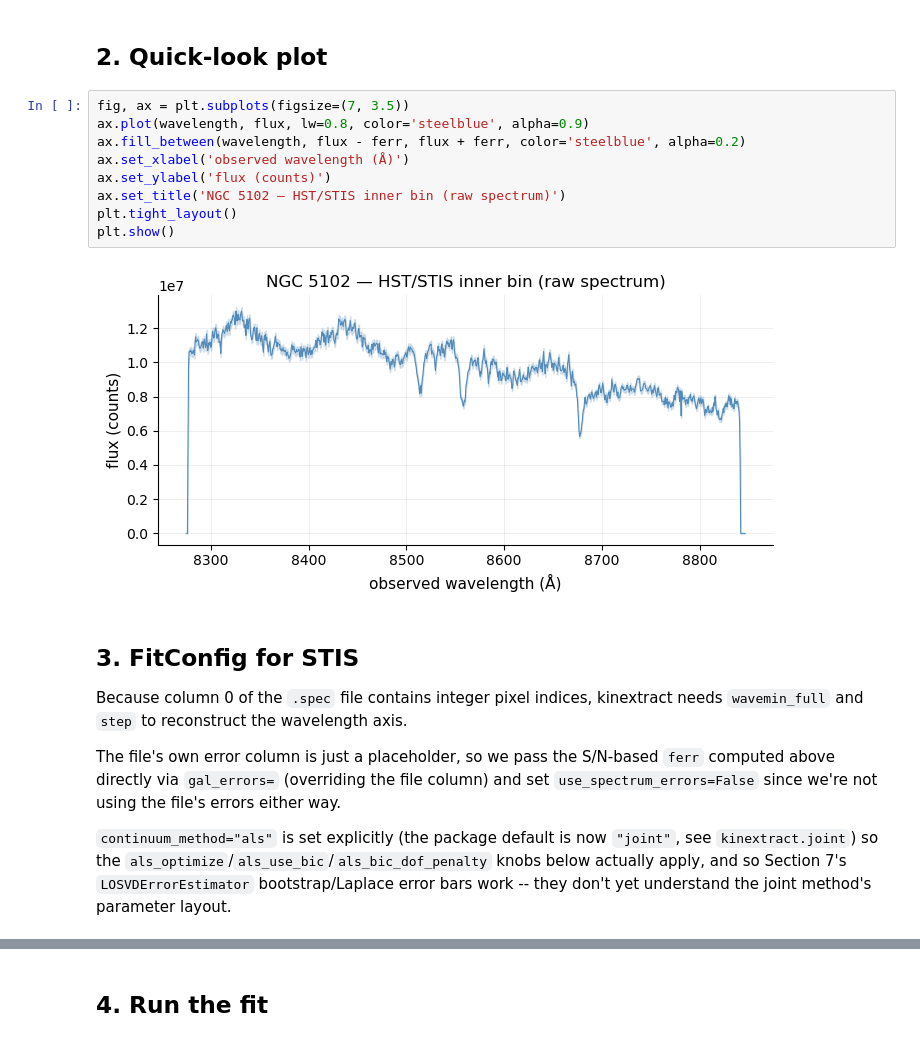
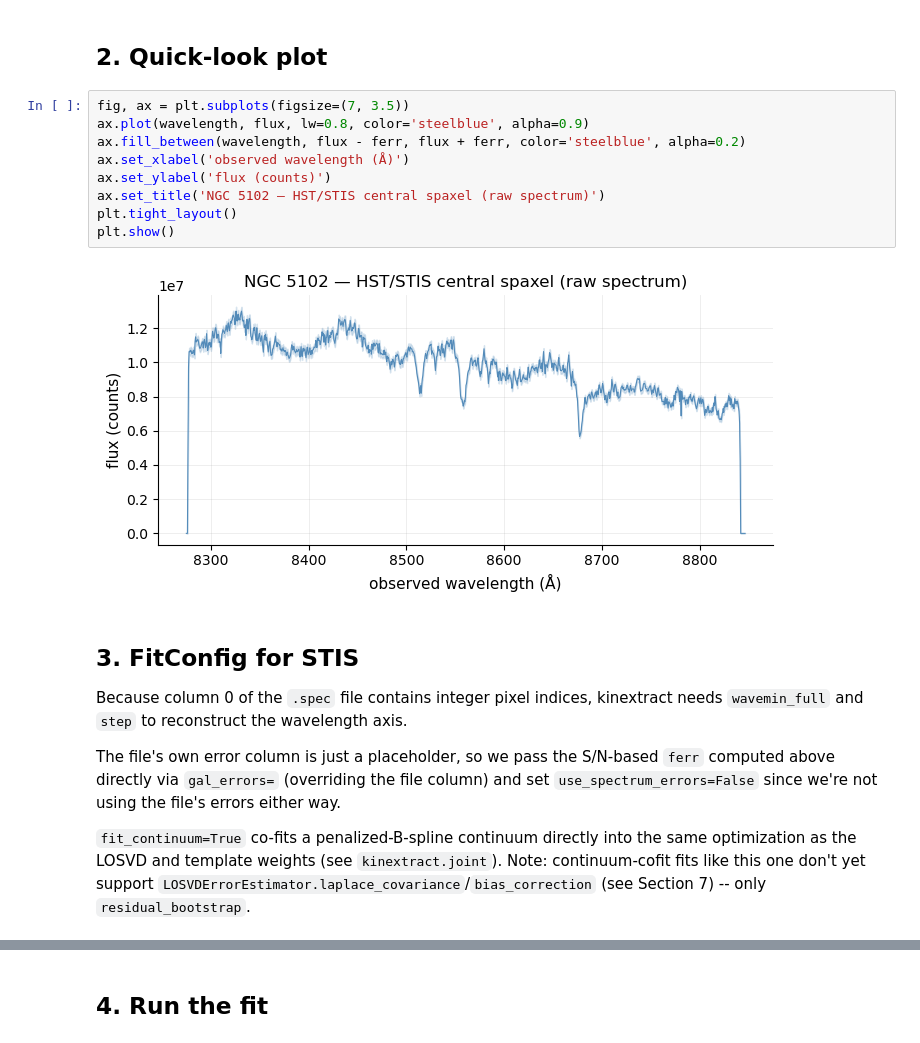
Before and after one commit to thomas-k-waters/kinextract, a Jupyter notebook: examples/notebooks/04_real_data_stis.ipynb, the cells around one changed output, grey strips where cells are left out. Cells and saved outputs as stored; diff of their text form.

```diff
--- a/examples/notebooks/04_real_data_stis.ipynb
+++ b/examples/notebooks/04_real_data_stis.ipynb
@@ -68,14 +70,14 @@ Median S/N per pixel: 50.0
 # %%
 fig, ax = plt.subplots(figsize=(7, 3.5))
 ax.plot(wavelength, flux, lw=0.8, color='steelblue', alpha=0.9)
 ax.fill_between(wavelength, flux - ferr, flux + ferr, color='steelblue', alpha=0.2)
 ax.set_xlabel('observed wavelength (Å)')
 ax.set_ylabel('flux (counts)')
-ax.set_title('NGC 5102 — HST/STIS inner bin (raw spectrum)')
+ax.set_title('NGC 5102 — HST/STIS central spaxel (raw spectrum)')
 plt.tight_layout()
 plt.show()
 # %% [output]
-[figure, old version]
+[figure, new version]
 # %% [markdown]
 ## 3. FitConfig for STIS
 
@@ -86,10 +88,11 @@ The file's own error column is just a placeholder, so we pass the S/N-based `fer
 computed above directly via `gal_errors=` (overriding the file column) and set
 `use_spectrum_errors=False` since we're not using the file's errors either way.
 
-`continuum_method="als"` is set explicitly (the package default is now `"joint"`, see
-`kinextract.joint`) so the `als_optimize`/`als_use_bic`/`als_bic_dof_penalty` knobs
-below actually apply, and so Section 7's `LOSVDErrorEstimator` bootstrap/Laplace error
-bars work -- they don't yet understand the joint method's parameter layout.
+`fit_continuum=True` co-fits a penalized-B-spline continuum directly into the same
+optimization as the LOSVD and template weights (see `kinextract.joint`). Note:
+continuum-cofit fits like this one don't yet support
+`LOSVDErrorEstimator.laplace_covariance`/`bias_correction` (see Section 7) -- only
+`residual_bootstrap`.
 # %%
 
 cfg = FitConfig(
```
Also changed, not shown: parts of 9 cells of this notebook, 47 other files.
